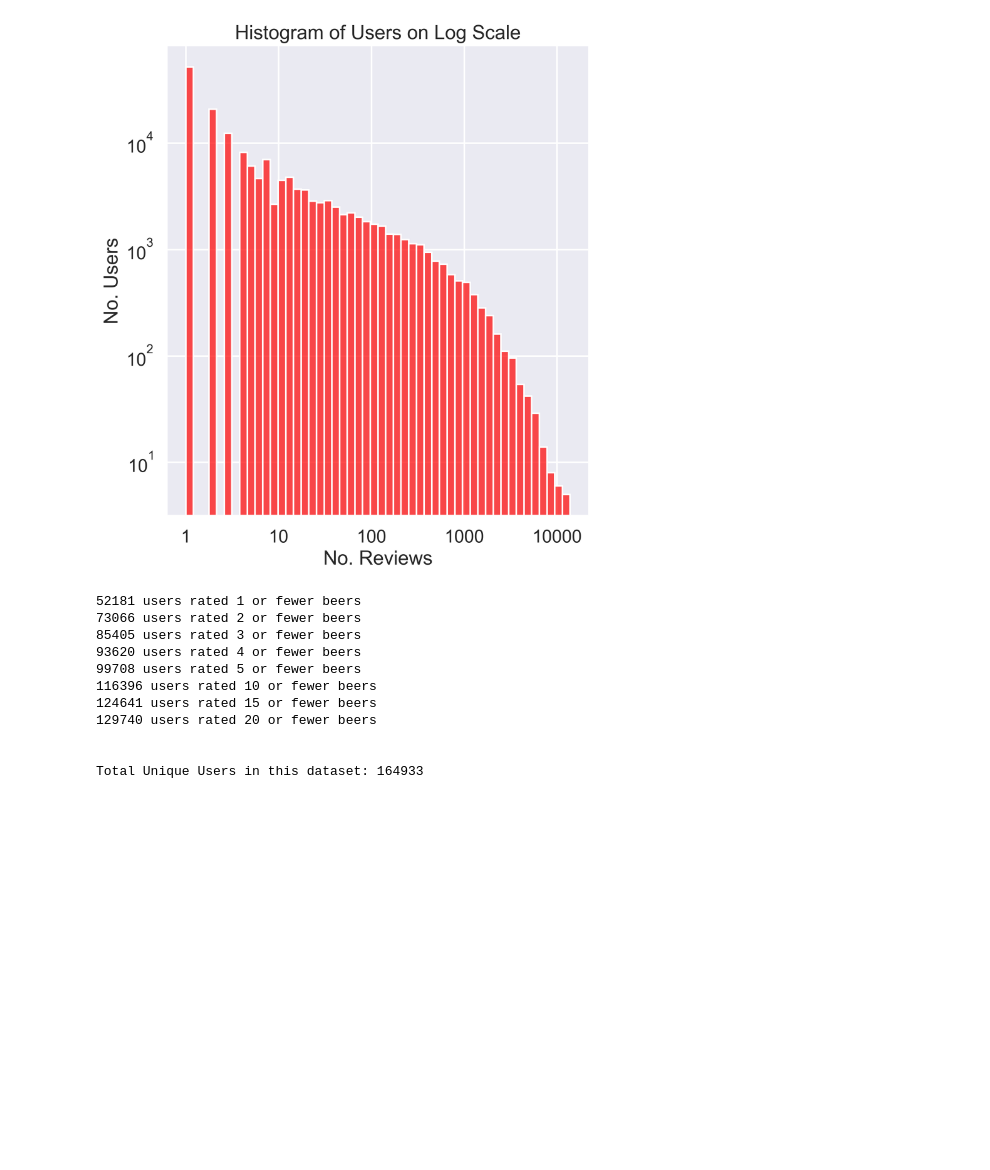
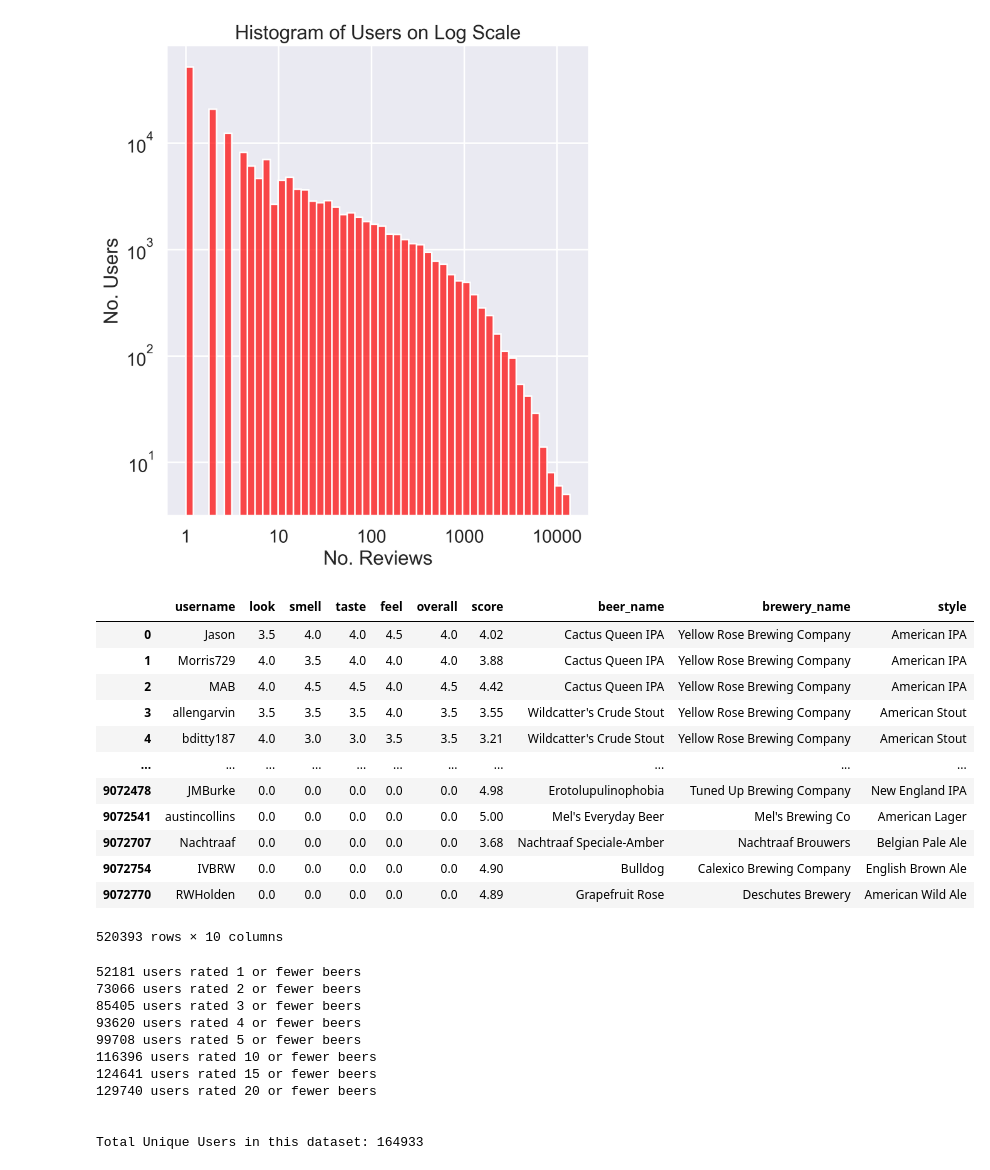
Before and after one commit to DevoSilk/Capstone3, a Jupyter notebook: src/cap3copy.ipynb, the cells around one changed output. Saved outputs shown, nothing was run; the diff lists cells and outputs as text; code cells hidden in the pictures; blank space fills up the shorter version.

```diff
--- a/src/cap3copy.ipynb
+++ b/src/cap3copy.ipynb
@@ -276,6 +275,21 @@ ax2.set_xticks([1,10, 100, 1000, 10000]);
 [figure]
 # %%
 grouped_users= all_three_1.groupby('username')
+grouped_users.head()
+# %% [output]
+|  | username | look | smell | taste | feel | overall | score | beer_name | brewery_name | style |
+| 0 | Jason | 3.5 | 4.0 | 4.0 | 4.5 | 4.0 | 4.02 | Cactus Queen IPA | Yellow Rose Brewing Company | American IPA |
+| 1 | Morris729 | 4.0 | 3.5 | 4.0 | 4.0 | 4.0 | 3.88 | Cactus Queen IPA | Yellow Rose Brewing Company | American IPA |
+| 2 | MAB | 4.0 | 4.5 | 4.5 | 4.0 | 4.5 | 4.42 | Cactus Queen IPA | Yellow Rose Brewing Company | American IPA |
+| 3 | allengarvin | 3.5 | 3.5 | 3.5 | 4.0 | 3.5 | 3.55 | Wildcatter's Crude Stout | Yellow Rose Brewing Company | American Stout |
+| 4 | bditty187 | 4.0 | 3.0 | 3.0 | 3.5 | 3.5 | 3.21 | Wildcatter's Crude Stout | Yellow Rose Brewing Company | American Stout |
+| ... | ... | ... | ... | ... | ... | ... | ... | ... | ... | ... |
+| 9072478 | JMBurke | 0.0 | 0.0 | 0.0 | 0.0 | 0.0 | 4.98 | Erotolupulinophobia | Tuned Up Brewing Company | New England IPA |
+| 9072541 | austincollins | 0.0 | 0.0 | 0.0 | 0.0 | 0.0 | 5.00 | Mel's Everyday Beer | Mel's Brewing Co | American Lager |
+| 9072707 | Nachtraaf | 0.0 | 0.0 | 0.0 | 0.0 | 0.0 | 3.68 | Nachtraaf Speciale-Amber | Nachtraaf Brouwers | Belgian Pale Ale |
+| 9072754 | IVBRW | 0.0 | 0.0 | 0.0 | 0.0 | 0.0 | 4.90 | Bulldog | Calexico Brewing Company | English Brown Ale |
+| 9072770 | RWHolden | 0.0 | 0.0 | 0.0 | 0.0 | 0.0 | 4.89 | Grapefruit Rose | Deschutes Brewery | American Wild Ale |
+520393 rows × 10 columns
 # %%
 grouped_users_count = grouped_users.count()
 
```
Also changed, not shown: parts of 37 cells of this notebook, 3 other files.
